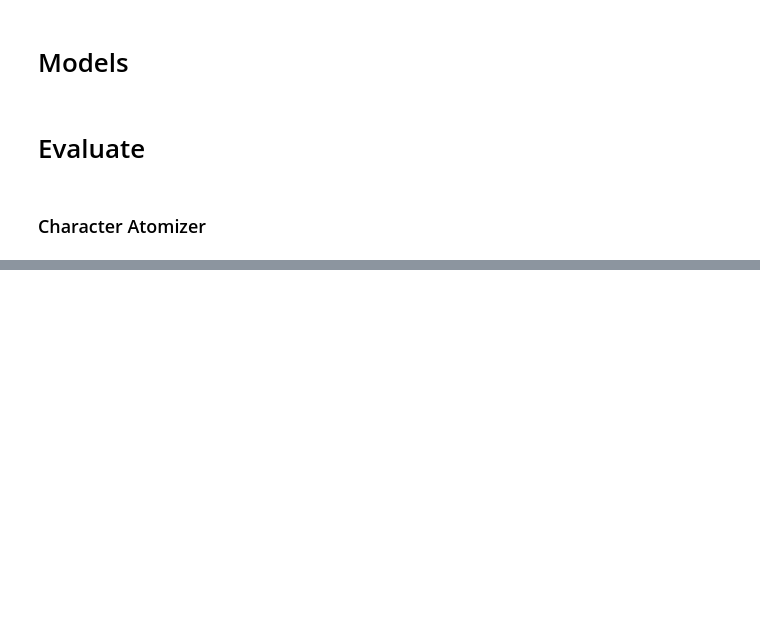
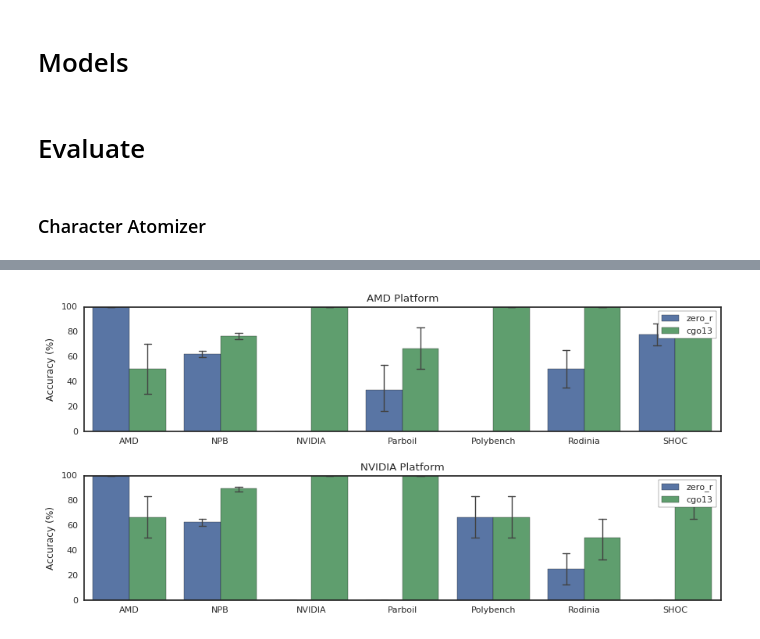
Before and after one commit to ChrisCummins/phd, a Jupyter notebook: lab/clgen/classification/Models.ipynb, the cells around one changed output, grey strips where cells are left out. Drawn from its saved outputs; the diff is of its cells as text; code cells hidden in the pictures; blank space fills up the shorter version.

```diff
--- a/lab/clgen/classification/Models.ipynb
+++ b/lab/clgen/classification/Models.ipynb
@@ -239,11 +236,23 @@ def model2str(m):
 ### Character Atomizer
 # %%
 # %%capture
-for model, platform, seed in product(["zero_r", "cgo13", "harry", "sally"], ["amd", "nvidia"], seeds):
+split = (.6, .2, .2)
+
+# ranges
+models = ["zero_r", "cgo13", "harry", "sally"]
+platforms = ["amd", "nvidia"]
+atomizers = ["CharacterAtomizer", "GreedyAtomizer"]
+sources = ["B"]
+seeds = list(range(204, 214))
+
+data_in = []
+for row in product(models, platforms, atomizers, sources, seeds):
+    model, platform, atomizer, source, seed = row
+
     m = globals().get(model)()
-    model_path = get_model_path(m, platform, source, split=split, atomizer="CharacterAtomizer", seed=seed)
+    model_path = get_model_path(m, platform, source, split=split, atomizer=atomizer_txt, seed=seed)
     if fs.exists(model_path):
-        r = load_and_test(m, platform, source, split=split, atomizer=CharacterAtomizer, seed=seed)
+        r = load_and_test(m, platform, source, split=split, atomizer=atomizer, seed=seed)
         r["acc_perc"] = r["accuracy"] * 100
         r["model"] = model
         r["model_name"] = model.upper()
@@ -253,6 +262,7 @@ for model, platform, seed in product(["zero_r", "cgo13", "harry", "sally"], ["am
         r["source"] = source
         r["source_name"] = source2str(source)
         r["split"] = split
+        r["atomizer"] = atomizer_txt
         data_in.append(r)
     else:
         print("warning: no model file", model_path, file=sys.stderr)
@@ -339,0 +492,21 @@ data
+# %%
+order = ["AMD", "NPB", "NVIDIA", "Parboil", "Polybench", "Rodinia", "SHOC"]
+for i, platform in enumerate(["amd", "nvidia"]):
+    plt.subplot(2, 1, i + 1)
+    ax = sns.barplot(x="source", y="acc", hue="model", order=order,
+                     data=data[(data["platform"] == platform) & ((data["model"] == "zero_r") | (data["model"] == "cgo13") | (data["model"] == "harry")) & (data["atomizer"] == "CharacterAtomizer")],
+                     ci=95, errwidth=1, capsize=.08)
+
+    plt.ylim((0, 100))
+    plt.title("{platform} Platform".format(platform=platform.upper()))
+    plt.ylabel("Accuracy (%)")
+    plt.xlabel("")
+
+    # legent
+    plt.legend(loc='upper right')
+    ax.get_legend().set_title("")  # no legend title
+    ax.get_legend().draw_frame(True)
+
+viz.finalise(figsize=(9,4.5))
+# %% [output]
+[figure, added]
```
Also changed, not shown: parts of 14 cells of this notebook, 5 other files.
